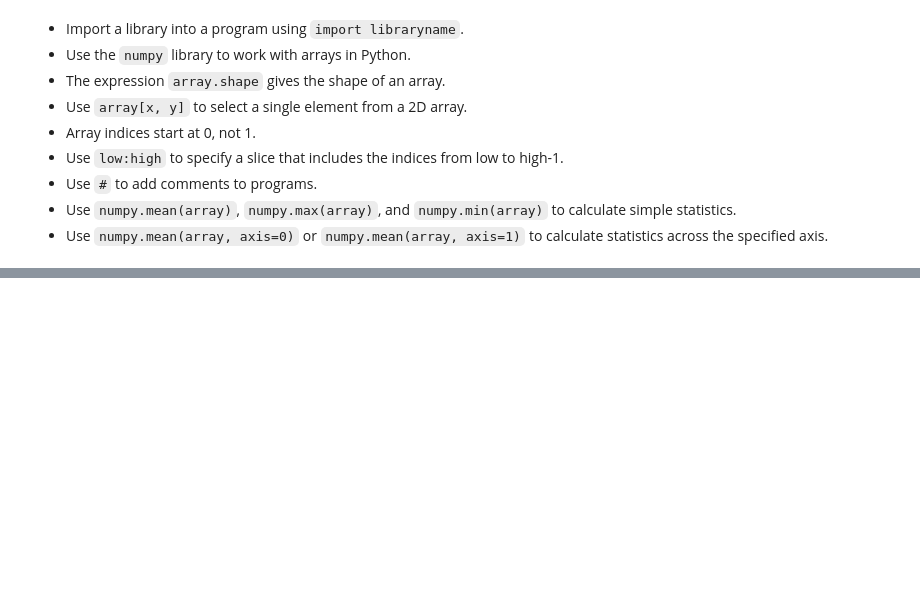
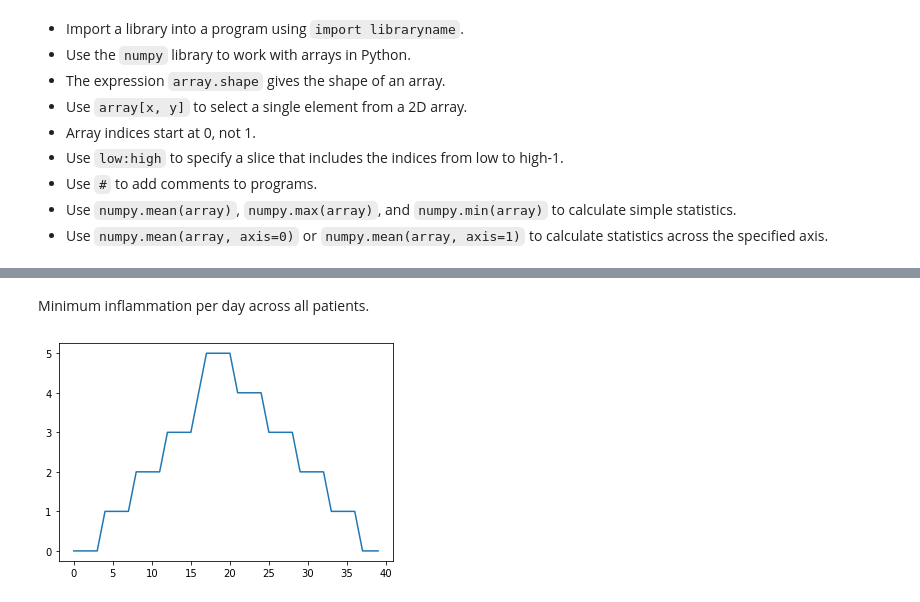
Before and after one commit to davetang/learning_python, a Jupyter notebook: notebook/swc.ipynb, the cells around one changed output, grey strips where cells are left out. Cells and saved outputs as stored; diff of their text form; code cells hidden in the pictures; blank space fills up the shorter version.

```diff
--- a/notebook/swc.ipynb
+++ b/notebook/swc.ipynb
@@ -203,0 +229,7 @@ array([ 7., 12., 11., 10., 11., 13., 10.,  8., 10., 10.,  7.,  7., 13.,
+# %% [markdown]
+Minimum inflammation per day across all patients.
+# %%
+min_plot = plt.plot(np.min(data, axis = 0))
+plt.show()
+# %% [output]
+[figure, added]
```
Also changed, not shown: parts of 45 cells of this notebook.
